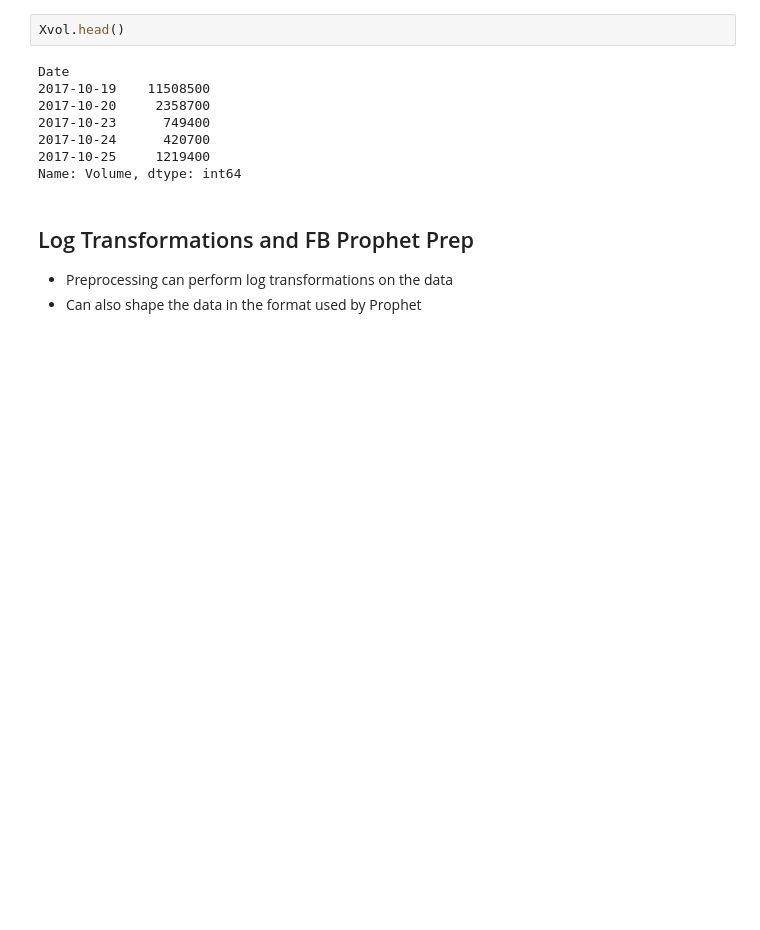
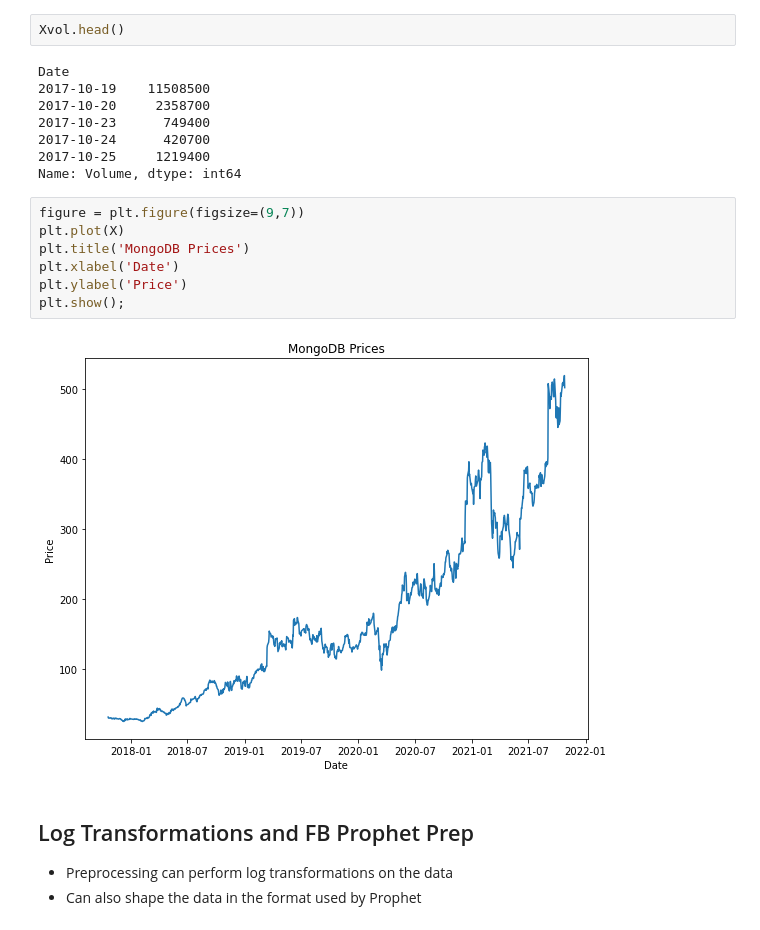
Before and after one commit to NelGen/NG-Stock-Forecasting-Project, a Jupyter notebook: MongoDB In-Depth Analysis Notebook.ipynb, the cells around one changed output. Cells and saved outputs as stored; diff of their text form; blank space fills up the shorter version.

```diff
--- a/MongoDB In-Depth Analysis Notebook.ipynb
+++ b/MongoDB In-Depth Analysis Notebook.ipynb
@@ -45,6 +45,15 @@ Date
 2017-10-24      420700
 2017-10-25     1219400
 Name: Volume, dtype: int64
+# %%
+figure = plt.figure(figsize=(9,7))
+plt.plot(X)
+plt.title('MongoDB Prices')
+plt.xlabel('Date')
+plt.ylabel('Price')
+plt.show();
+# %% [output]
+[figure, added]
 # %% [markdown]
 ## Log Transformations and FB Prophet Prep
 - Preprocessing can perform log transformations on the data
```
Also changed, not shown: parts of 1 cell of this notebook, 3 other files.
